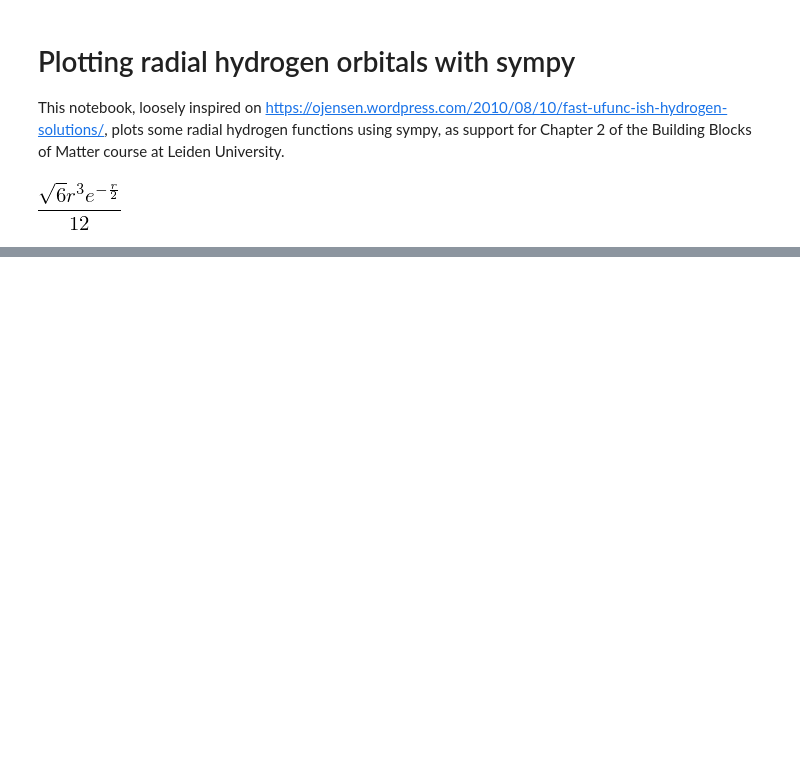
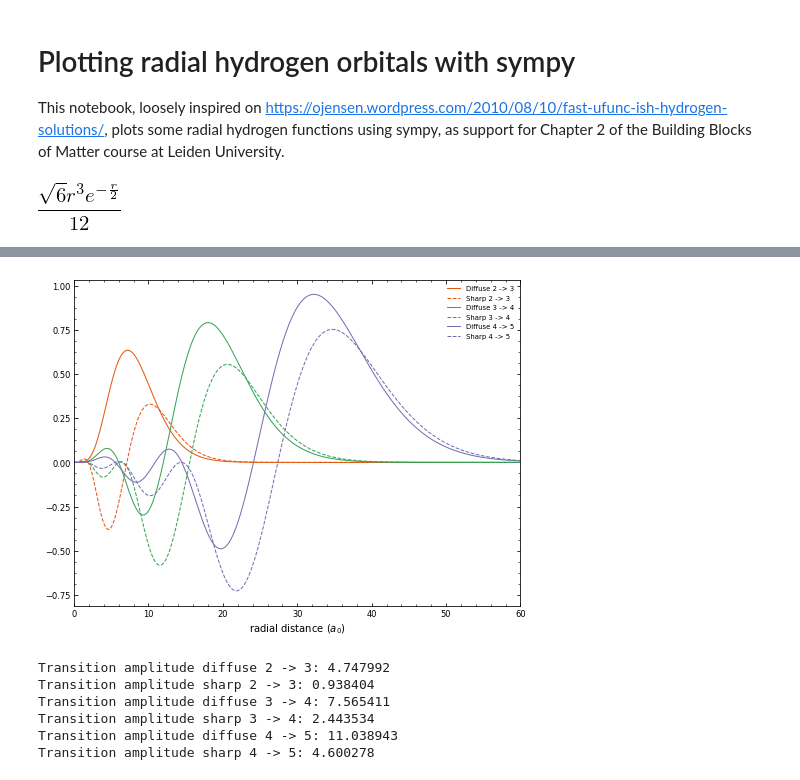
Before and after one commit to TAdeJong/python-atomic-orbitals, a Jupyter notebook: BBM Hydrogen orbitals.ipynb, the cells around one changed output, grey strips where cells are left out. Cells and saved outputs as stored; diff of their text form; code cells hidden in the pictures; blank space fills up the shorter version.

```diff
--- a/BBM Hydrogen orbitals.ipynb
+++ b/BBM Hydrogen orbitals.ipynb
@@ -63,0 +73,29 @@ plt.show()
+# %%
+for n_np in [2, 3, 4]:
+    plt.plot(x_np*2, lambdify(r, diffuse.subs({n: n_np}))(x_np*2),
+             color=cmap(4*(n_np-1)),
+             label='Diffuse {} -> {}'.format(n_np, n_np+1))
+    plt.plot(x_np*2, lambdify(r, sharp.subs({n: n_np}))(x_np*2),
+             color=cmap(4*(n_np-1)),
+             linestyle='--',
+             label='Sharp {} -> {}'.format(n_np, n_np+1))
+plt.xlabel('radial distance ($a_0$)')
+plt.legend()
+plt.show()
+# %% [output]
+[figure, added]
+# %%
+for n_np in [2, 3, 4]:
+    print("Transition amplitude diffuse {} -> {}: {:2f}".format(n_np,
+                                                                n_np+1,
+                                                                float(integrate(diffuse.subs({n: n_np}), (r,0,oo)))))
+    print("Transition amplitude sharp {} -> {}: {:2f}".format(n_np,
+                                                              n_np+1,
+                                                              float(integrate(sharp.subs({n: n_np}), (r,0,oo)))))
+# %% [output]
+Transition amplitude diffuse 2 -> 3: 4.747992
+Transition amplitude sharp 2 -> 3: 0.938404
+Transition amplitude diffuse 3 -> 4: 7.565411
+Transition amplitude sharp 3 -> 4: 2.443534
+Transition amplitude diffuse 4 -> 5: 11.038943
+Transition amplitude sharp 4 -> 5: 4.600278
```
Also changed, not shown: parts of 4 cells of this notebook.
